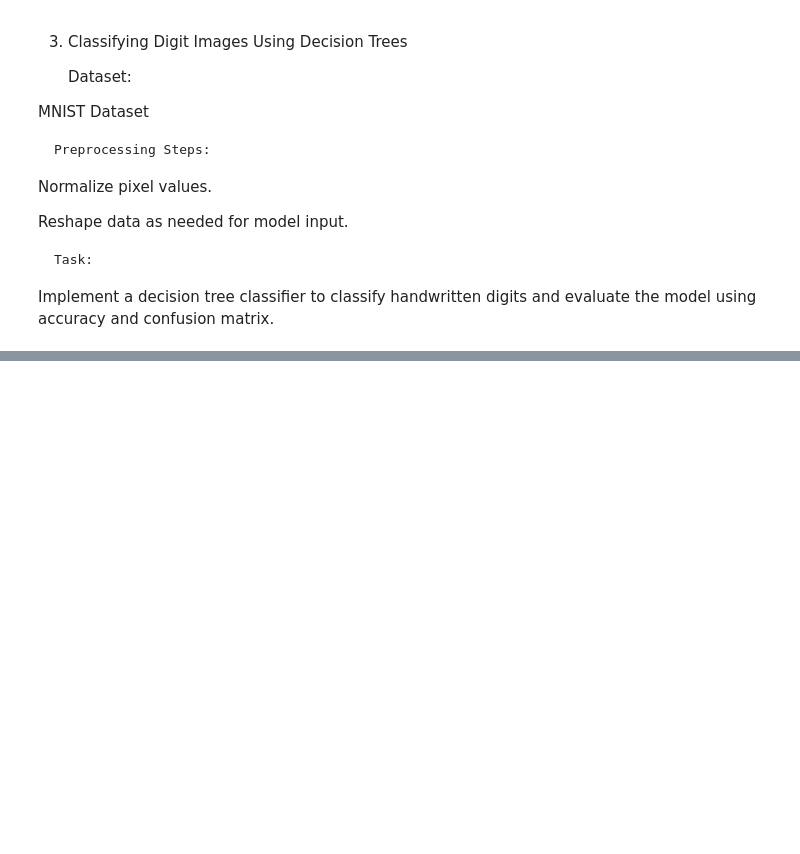
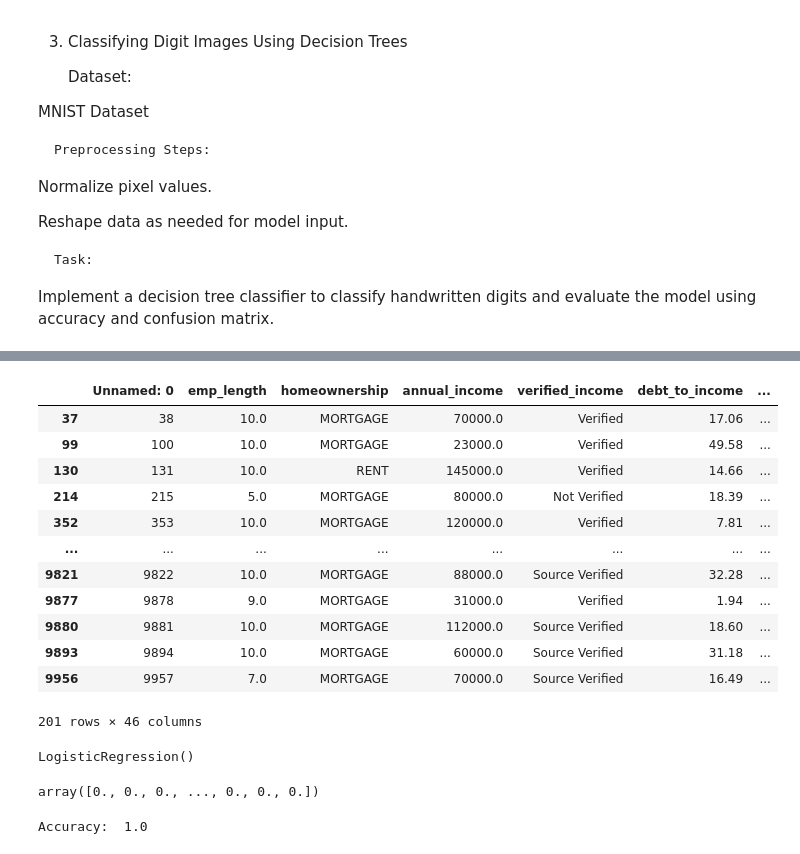
Before and after one commit to amber-khurshid/100DaysOfBytewise, a Jupyter notebook: thirteenth_task.ipynb, the cells around one changed output, grey strips where cells are left out. Drawn from its saved outputs; the diff is of its cells as text; code cells hidden in the pictures; blank space fills up the shorter version.

```diff
--- a/thirteenth_task.ipynb
+++ b/thirteenth_task.ipynb
@@ -438,0 +558,4 @@ Implement a decision tree classifier to classify handwritten digits and evaluate
+# %%
+import pandas as pd
+df=pd.read_csv('loans_full_schema.csv')
+df
@@ -438,0 +576,9 @@ Implement a decision tree classifier to classify handwritten digits and evaluate
+# %%
+columns_to_drop = [
+    "emp_title", "state", "issue_month", "initial_listing_status",
+    "disbursement_method", "balance", "paid_total", "paid_principal",
+    "paid_interest", "paid_late_fees"
+]
+
+df = df.drop(columns=columns_to_drop)
+df
@@ -438,0 +599,16 @@ Implement a decision tree classifier to classify handwritten digits and evaluate
+# %%
+df.dropna()
+# %% [output]
+|  | Unnamed: 0 | emp_length | homeownership | annual_income | verified_income | debt_to_income | ... |
+| 37 | 38 | 10.0 | MORTGAGE | 70000.0 | Verified | 17.06 | ... |
+| 99 | 100 | 10.0 | MORTGAGE | 23000.0 | Verified | 49.58 | ... |
+| 130 | 131 | 10.0 | RENT | 145000.0 | Verified | 14.66 | ... |
+| 214 | 215 | 5.0 | MORTGAGE | 80000.0 | Not Verified | 18.39 | ... |
+| 352 | 353 | 10.0 | MORTGAGE | 120000.0 | Verified | 7.81 | ... |
+| ... | ... | ... | ... | ... | ... | ... | ... |
+| 9821 | 9822 | 10.0 | MORTGAGE | 88000.0 | Source Verified | 32.28 | ... |
+| 9877 | 9878 | 9.0 | MORTGAGE | 31000.0 | Verified | 1.94 | ... |
+| 9880 | 9881 | 10.0 | MORTGAGE | 112000.0 | Source Verified | 18.60 | ... |
+| 9893 | 9894 | 10.0 | MORTGAGE | 60000.0 | Source Verified | 31.18 | ... |
+| 9956 | 9957 | 7.0 | MORTGAGE | 70000.0 | Source Verified | 16.49 | ... |
+201 rows × 46 columns
@@ -438,0 +691,24 @@ Implement a decision tree classifier to classify handwritten digits and evaluate
+# %%
+from sklearn.linear_model import LogisticRegression
+regression= LogisticRegression()
+regression.fit(X_train, y_train)
+# %% [output]
+LogisticRegression()
+# %%
+y_pred= regression.predict(X_test)
+y_pred
+# %% [output]
+array([0., 0., 0., ..., 0., 0., 0.])
+# %%
+from sklearn.metrics import accuracy_score, roc_auc_score
+
+
+accuracy= accuracy_score(y_test, y_pred)
+
+# roc_auc_score= roc_auc_score(y_test, y_pred)
+
+
+print("Accuracy: ", accuracy)
+# print("roc_auc_score: ", roc_auc_score)
+# %% [output]
+Accuracy:  1.0
```
Also changed, not shown: parts of 36 cells of this notebook.
